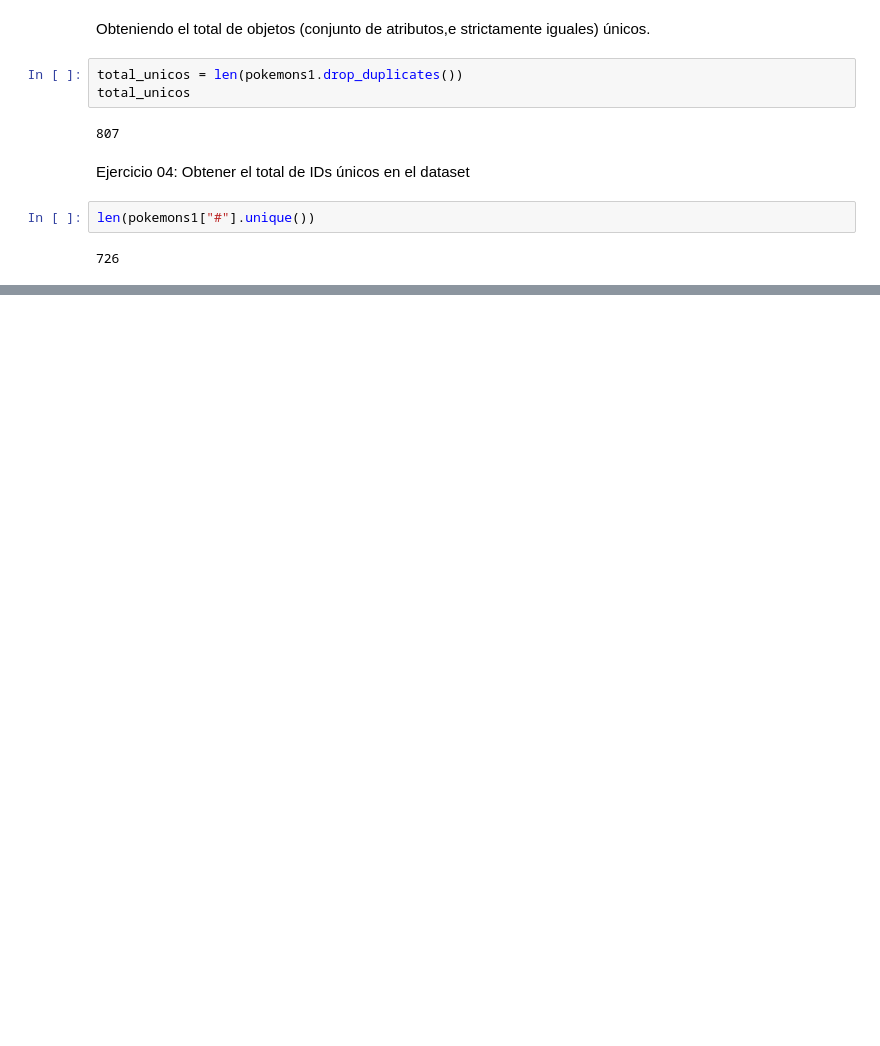
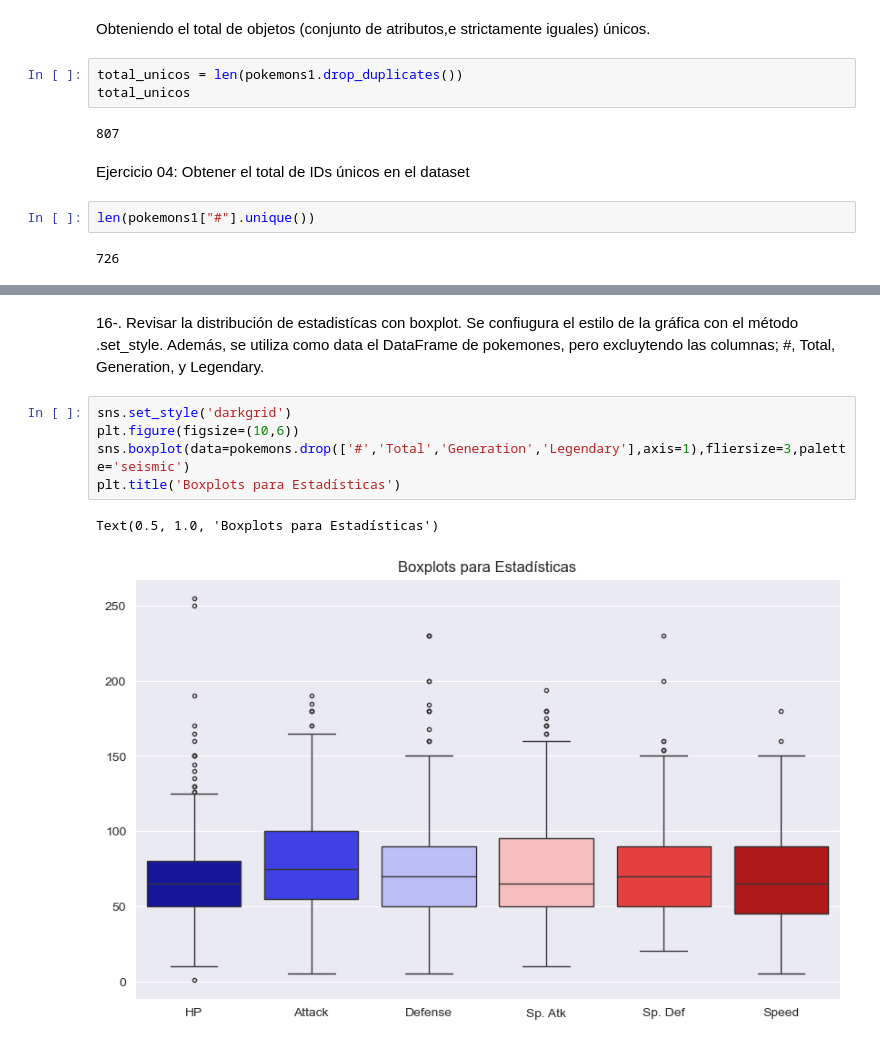
Before and after one commit to BR1ANJ3Sus3B/ICBD_9A_IDGS_PRACTICAS-230308-BrianJesus-Mendoza-Marquez, a Jupyter notebook: Practica03-BrianJesus/BrianJesusM-Practica03.ipynb, the cells around one changed output, grey strips where cells are left out. Cells and saved outputs as stored; diff of their text form; blank space fills up the shorter version.

```diff
--- a/Practica03-BrianJesus/BrianJesusM-Practica03.ipynb
+++ b/Practica03-BrianJesus/BrianJesusM-Practica03.ipynb
@@ -316,0 +426,12 @@ len(pokemons1["#"].unique())
+# %% [markdown]
+16-. Revisar la distribución de estadistícas con boxplot.
+Se confiugura el estilo de la gráfica con el método .set_style.
+Además, se utiliza como data el DataFrame de pokemones, pero excluytendo las columnas; #, Total, Generation, y Legendary.
+# %%
+sns.set_style('darkgrid')
+plt.figure(figsize=(10,6))
+sns.boxplot(data=pokemons.drop(['#','Total','Generation','Legendary'],axis=1),fliersize=3,palette='seismic')
+plt.title('Boxplots para Estadísticas')
+# %% [output]
+Text(0.5, 1.0, 'Boxplots para Estadísticas')
+[figure, added]
```
Also changed, not shown: parts of 17 cells of this notebook.
